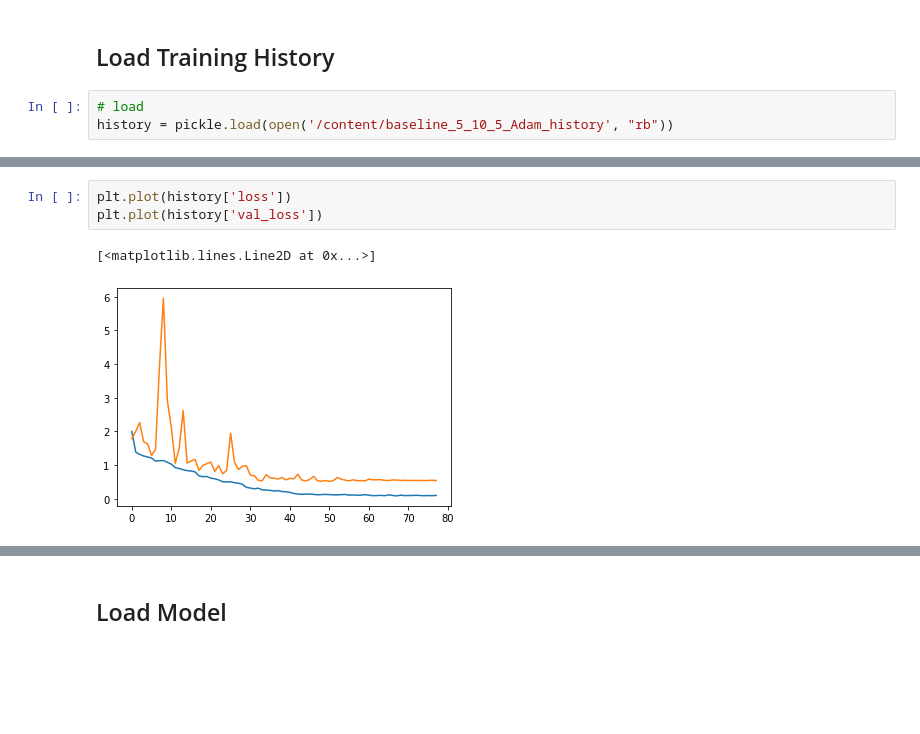
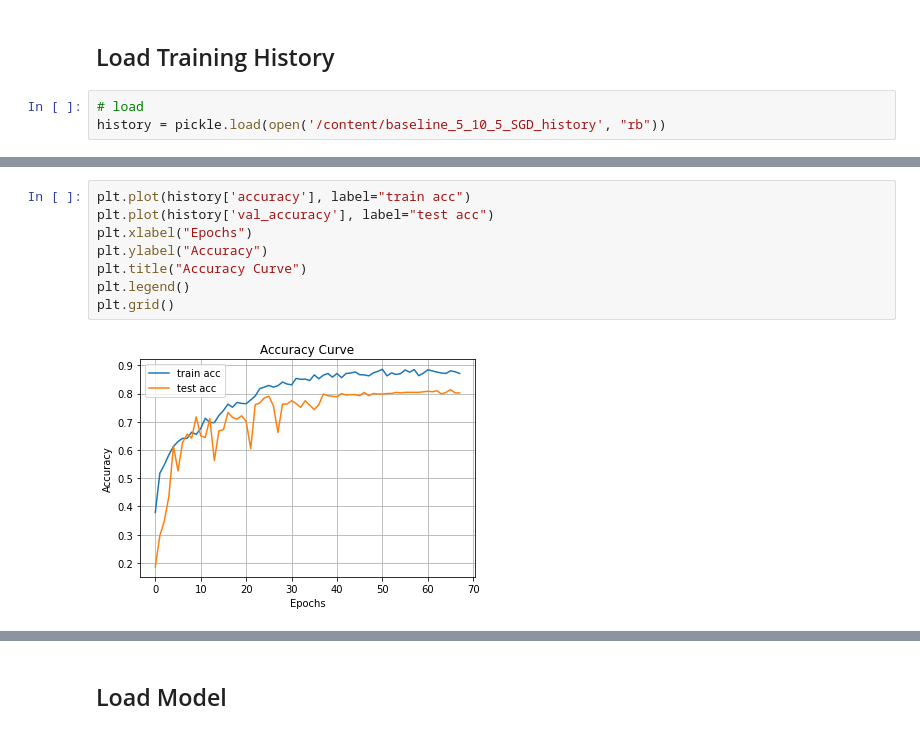
Before and after one commit to jxin11/waste-image-classification, a Jupyter notebook: Waste_Image_Classification.ipynb, the cells around one changed output, grey strips where cells are left out. Saved outputs shown, nothing was run; the diff lists cells and outputs as text; blank space fills up the shorter version.

Commit message:
Model Training

```diff
--- a/Waste_Image_Classification.ipynb
+++ b/Waste_Image_Classification.ipynb
@@ -972,4 +1060,4 @@ model.train_model()
 ## Load Training History
 # %%
 # load
-history = pickle.load(open('/content/baseline_5_10_5_Adam_history', "rb"))
+history = pickle.load(open('/content/baseline_5_10_5_SGD_history', "rb"))
@@ -982,6 +1064,10 @@ plt.plot(history['val_accuracy'])
-# %%
-plt.plot(history['loss'])
-plt.plot(history['val_loss'])
-# %% [output]
-[<matplotlib.lines.Line2D at 0x...>]
-[figure, removed]
+# %%
+plt.plot(history['accuracy'], label="train acc")
+plt.plot(history['val_accuracy'], label="test acc")
+plt.xlabel("Epochs")
+plt.ylabel("Accuracy")
+plt.title("Accuracy Curve")
+plt.legend()
+plt.grid()
+# %% [output]
+[figure, added]
```
Also changed, not shown: parts of 17 cells of this notebook.
